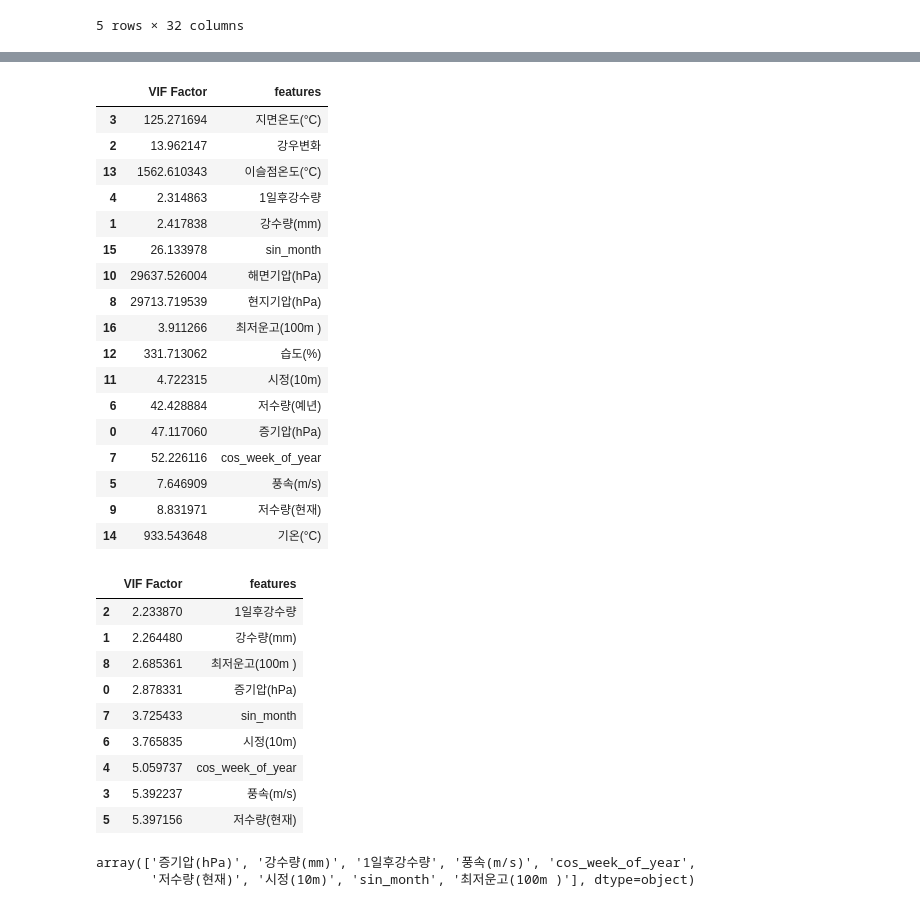
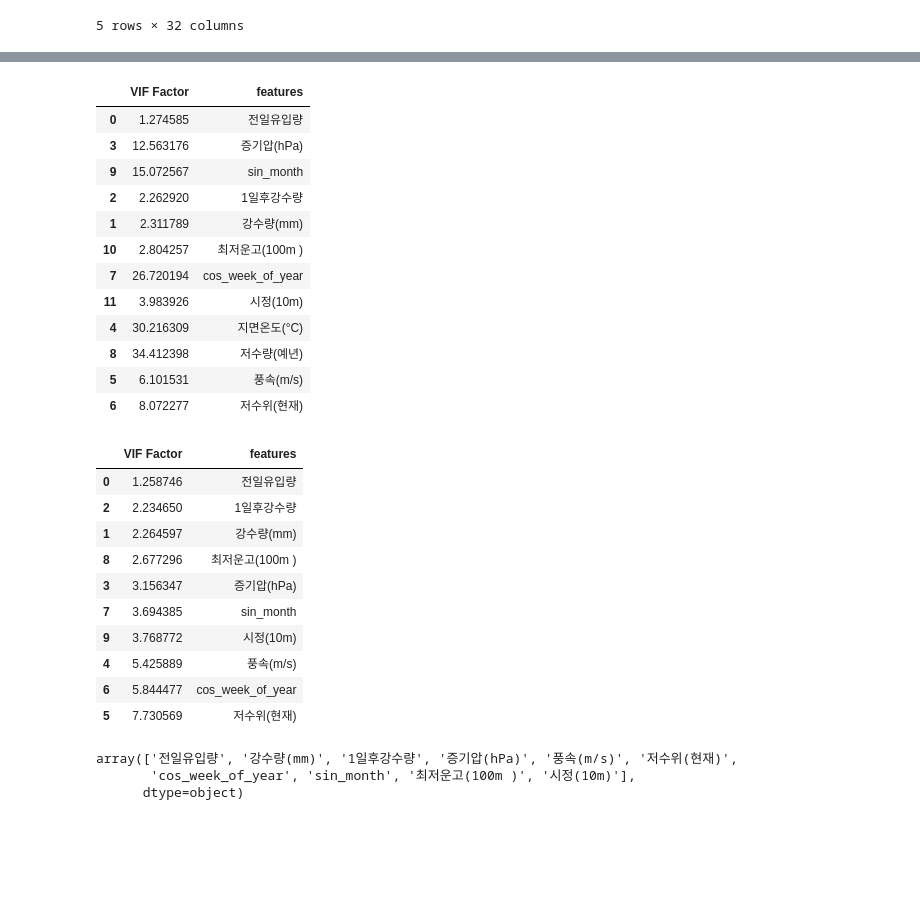
Before and after one commit to tommyjr1/2023-01-DSCapstone-InflowPrediction, a Jupyter notebook: code/eda/댐발전량EDA_with_testing.ipynb, the cells around one changed output, grey strips where cells are left out. Saved outputs shown, nothing was run; the diff lists cells and outputs as text; code cells hidden in the pictures; blank space fills up the shorter version.

```diff
--- a/code/eda/댐발전량EDA_with_testing.ipynb
+++ b/code/eda/댐발전량EDA_with_testing.ipynb
@@ -11,7 +11,7 @@ from statsmodels.stats.outliers_influence import variance_inflation_factor
 
 scaler = MinMaxScaler()
 # %%
-data = pd.read_csv(f'../data/data/합천_댐기상종합_forTrain4.csv',
+data = pd.read_csv(f'../data/data/합천_댐기상종합_전처리.csv',
                        encoding="utf-8-sig", index_col=0)
 data.index = pd.to_datetime(data.index)
 data.head()
@@ -49,7 +59,7 @@ import matplotlib.pyplot as plt
 df = data_flood.copy()
 ## 전진 단계별 선택법
 # variables = df.columns[:-2].tolist() ## 설명 변수 리스트
-variables = data_flood_x.columns[1:].tolist()
+variables = data_flood_x.columns.tolist()
 
 # y = df['Survival_Time'] ## 반응 변수
 y=data_flood_y.copy()
@@ -98,11 +108,11 @@ while len(variables) > 0:
 fig = plt.figure(figsize=(10,10))
 fig.set_facecolor('white')
 
-font_size = 5
-plt.xticks(steps,[f'step {s}\n'+'\n'.join(sv_per_step[i]) for i,s in enumerate(steps)], fontsize=12)
+plt.xticks(steps,[f'step {s}\n'+'\n'.join(sv_per_step[i]) for i,s in enumerate(steps)], fontsize=6)
 plt.plot(steps,adjusted_r_squared, marker='o')
+plt.title('홍수기 1차 변수')
 
-plt.ylabel('Adjusted R Squared',fontsize=font_size)
+plt.ylabel('Adjusted R Squared',fontsize=15)
 plt.grid(True)
 plt.show()
 # %% [output]
@@ -115,7 +125,7 @@ import matplotlib.pyplot as plt
 df = data_notflood.copy()
 ## 전진 단계별 선택법
 # variables = df.columns[:-2].tolist() ## 설명 변수 리스트
-variables = data_notflood_x.columns[1:].tolist()
+variables = data_notflood_x.columns.tolist()
 
 # y = df['Survival_Time'] ## 반응 변수
 y=data_notflood_y.copy()
@@ -234,46 +256,43 @@ vif3["features"] = newdf_notflood.columns
 vif3.sort_values("VIF Factor")
 # %% [output]
 |  | VIF Factor | features |
-| 3 | 125.271694 | 지면온도(°C) |
-| 2 | 13.962147 | 강우변화 |
-| 13 | 1562.610343 | 이슬점온도(°C) |
-| 4 | 2.314863 | 1일후강수량 |
-| 1 | 2.417838 | 강수량(mm) |
-| 15 | 26.133978 | sin_month |
-| 10 | 29637.526004 | 해면기압(hPa) |
-| 8 | 29713.719539 | 현지기압(hPa) |
-| 16 | 3.911266 | 최저운고(100m ) |
-| 12 | 331.713062 | 습도(%) |
-| 11 | 4.722315 | 시정(10m) |
-| 6 | 42.428884 | 저수량(예년) |
-| 0 | 47.117060 | 증기압(hPa) |
-| 7 | 52.226116 | cos_week_of_year |
-| 5 | 7.646909 | 풍속(m/s) |
-| 9 | 8.831971 | 저수량(현재) |
-| 14 | 933.543648 | 기온(°C) |
+| 0 | 1.274585 | 전일유입량 |
+| 3 | 12.563176 | 증기압(hPa) |
+| 9 | 15.072567 | sin_month |
+| 2 | 2.262920 | 1일후강수량 |
+| 1 | 2.311789 | 강수량(mm) |
+| 10 | 2.804257 | 최저운고(100m ) |
+| 7 | 26.720194 | cos_week_of_year |
+| 11 | 3.983926 | 시정(10m) |
+| 4 | 30.216309 | 지면온도(°C) |
+| 8 | 34.412398 | 저수량(예년) |
+| 5 | 6.101531 | 풍속(m/s) |
+| 6 | 8.072277 | 저수위(현재) |
 # %%
-fd2 = newdf_notflood.drop(['해면기압(hPa)','이슬점온도(°C)','기온(°C)','현지기압(hPa)','습도(%)','저수량(예년)','지면온도(°C)','강우변화'], axis=1)
+fd2 = newdf_notflood.drop(['저수량(예년)','지면온도(°C)'], axis=1)
 vif4 = pd.DataFrame()
 vif4["VIF Factor"] = [format(variance_inflation_factor(
     fd2.values, i),'f') for i in range(fd2.shape[1])]
 vif4["features"] = fd2.columns
 vif4.sort_values("VIF Factor")
 # %% [output]
 |  | VIF Factor | features |
-| 2 | 2.233870 | 1일후강수량 |
-| 1 | 2.264480 | 강수량(mm) |
-| 8 | 2.685361 | 최저운고(100m ) |
-| 0 | 2.878331 | 증기압(hPa) |
-| 7 | 3.725433 | sin_month |
-| 6 | 3.765835 | 시정(10m) |
-| 4 | 5.059737 | cos_week_of_year |
-| 3 | 5.392237 | 풍속(m/s) |
-| 5 | 5.397156 | 저수량(현재) |
+| 0 | 1.258746 | 전일유입량 |
+| 2 | 2.234650 | 1일후강수량 |
+| 1 | 2.264597 | 강수량(mm) |
+| 8 | 2.677296 | 최저운고(100m ) |
+| 3 | 3.156347 | 증기압(hPa) |
+| 7 | 3.694385 | sin_month |
+| 9 | 3.768772 | 시정(10m) |
+| 4 | 5.425889 | 풍속(m/s) |
+| 6 | 5.844477 | cos_week_of_year |
+| 5 | 7.730569 | 저수위(현재) |
 # %%
 vif4['features'].values
 # %% [output]
-array(['증기압(hPa)', '강수량(mm)', '1일후강수량', '풍속(m/s)', 'cos_week_of_year',
-       '저수량(현재)', '시정(10m)', 'sin_month', '최저운고(100m )'], dtype=object)
+array(['전일유입량', '강수량(mm)', '1일후강수량', '증기압(hPa)', '풍속(m/s)', '저수위(현재)',
+       'cos_week_of_year', 'sin_month', '최저운고(100m )', '시정(10m)'],
+      dtype=object)
 # %%
 dfc = data.corr()
 plt.rcParams["figure.figsize"] = (20,20)
```
Also changed, not shown: parts of 8 cells of this notebook, 4 other files.
